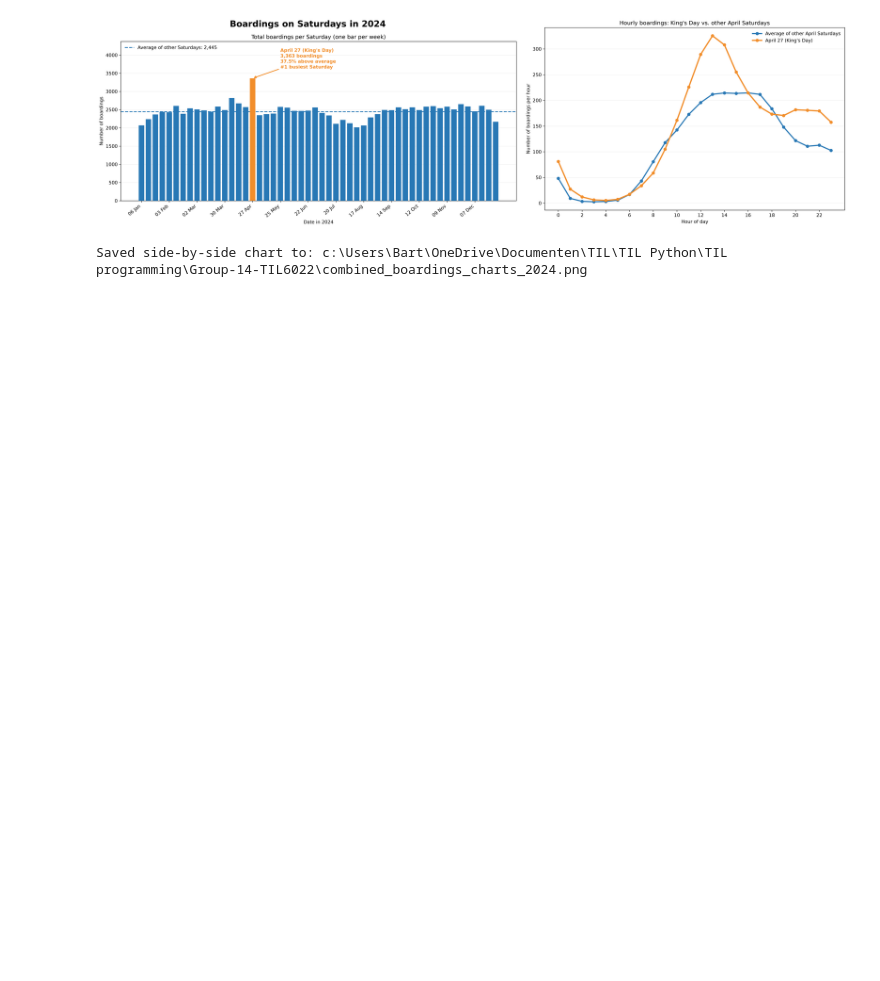
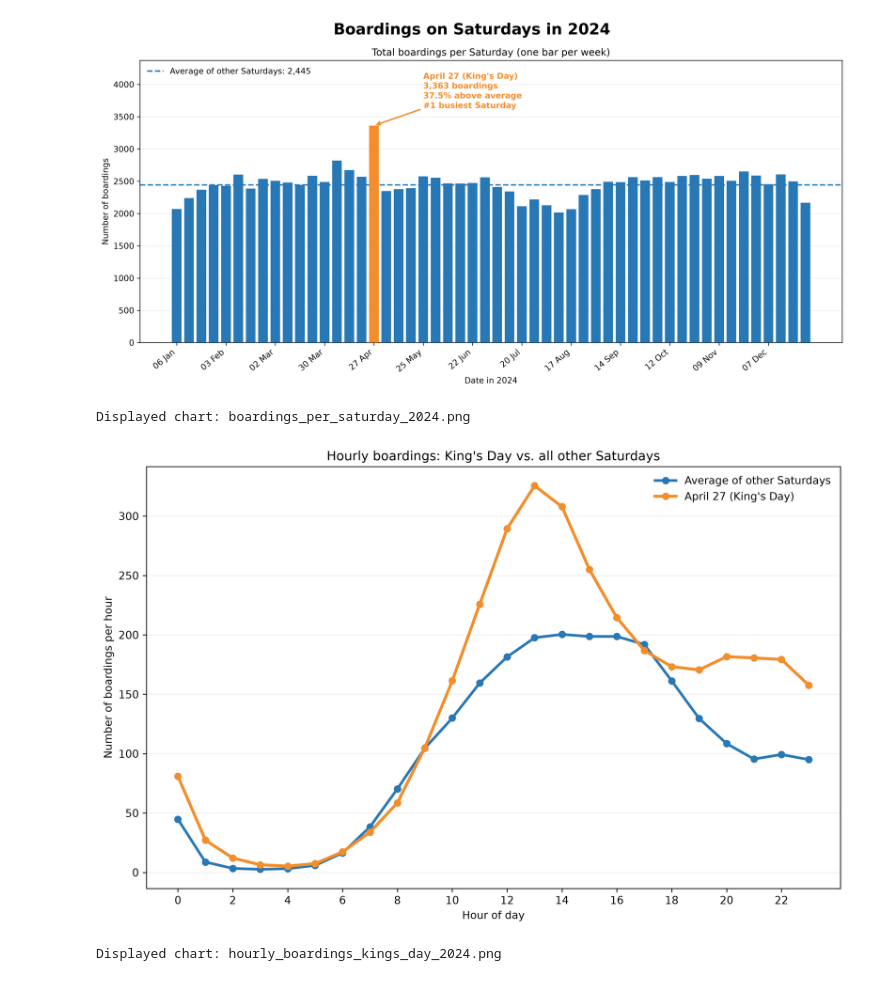
Before and after one commit to cvanbodegom/Group-14-TIL6022, a Jupyter notebook: Instappers_analysis.ipynb, the cells around one changed output. Drawn from its saved outputs; the diff is of its cells as text; code cells hidden in the pictures; blank space fills up the shorter version.

```diff
--- a/Instappers_analysis.ipynb
+++ b/Instappers_analysis.ipynb
@@ -142,36 +142,22 @@ Saturdays: 52 | April 27: 3,363.2 boardings | average of other Saturdays: 2,445.
 # %%
 from pathlib import Path
 from PIL import Image
 from IPython.display import display
 
 project_dir = Path.cwd()
 image_paths = [
     project_dir / 'boardings_per_saturday_2024.png',
     project_dir / 'hourly_boardings_kings_day_2024.png',
 ]
 
-images = []
 for image_path in image_paths:
     if not image_path.is_file():
         raise FileNotFoundError(f'Chart image not found: {image_path}')
     with Image.open(image_path) as image:
-        images.append(image.convert('RGB'))
-
-gap = 30
-canvas_width = sum(image.width for image in images) + gap * (len(images) - 1)
-canvas_height = max(image.height for image in images)
-combined = Image.new('RGB', (canvas_width, canvas_height), 'white')
-
-x = 0
-for image in images:
-    y = (canvas_height - image.height) // 2
-    combined.paste(image, (x, y))
-    x += image.width + gap
-
-output_path = project_dir / 'combined_boardings_charts_2024.png'
-combined.save(output_path)
-display(combined)
-print(f'Saved side-by-side chart to: {output_path}')
+        display(image.copy())
+    print(f'Displayed chart: {image_path.name}')
 # %% [output]
-[figure, old version]
+[figure, new version]
-Saved side-by-side chart to: c:\Users\Bart\OneDrive\Documenten\TIL\TIL Python\TIL programming\Group-14-TIL6022\combined_boardings_charts_2024.png
+Displayed chart: boardings_per_saturday_2024.png
+[figure, added]
+Displayed chart: hourly_boardings_kings_day_2024.png
```
Also changed, not shown: parts of 1 cell of this notebook, 3 other files.
